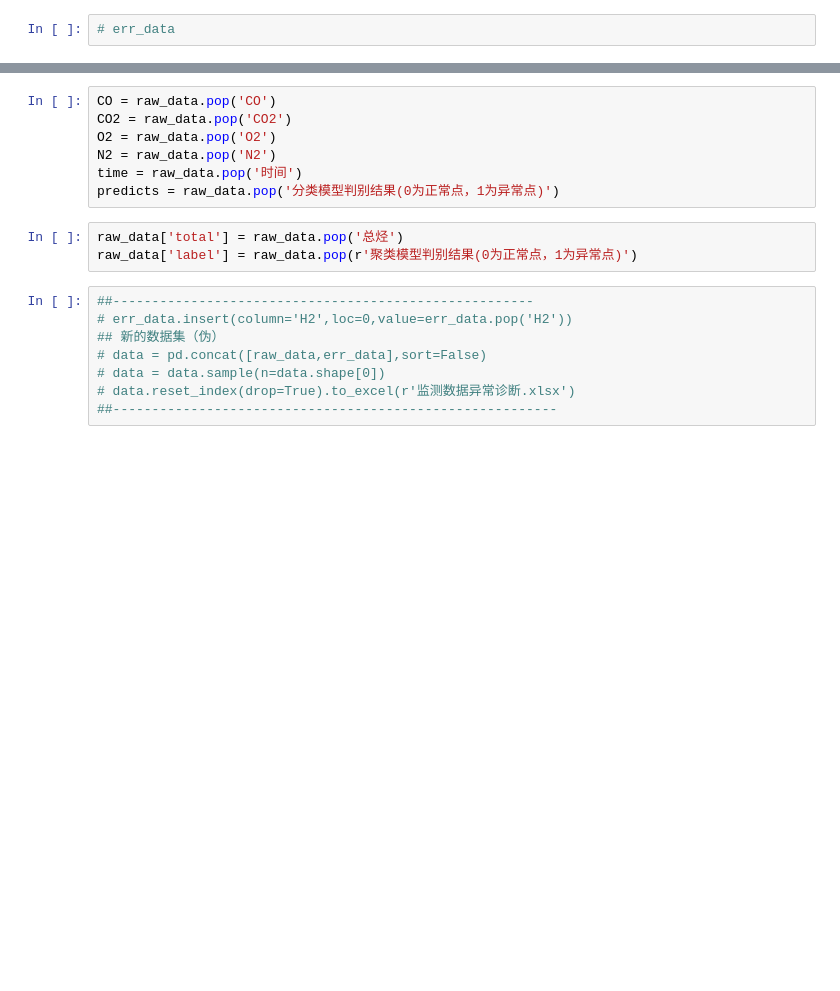
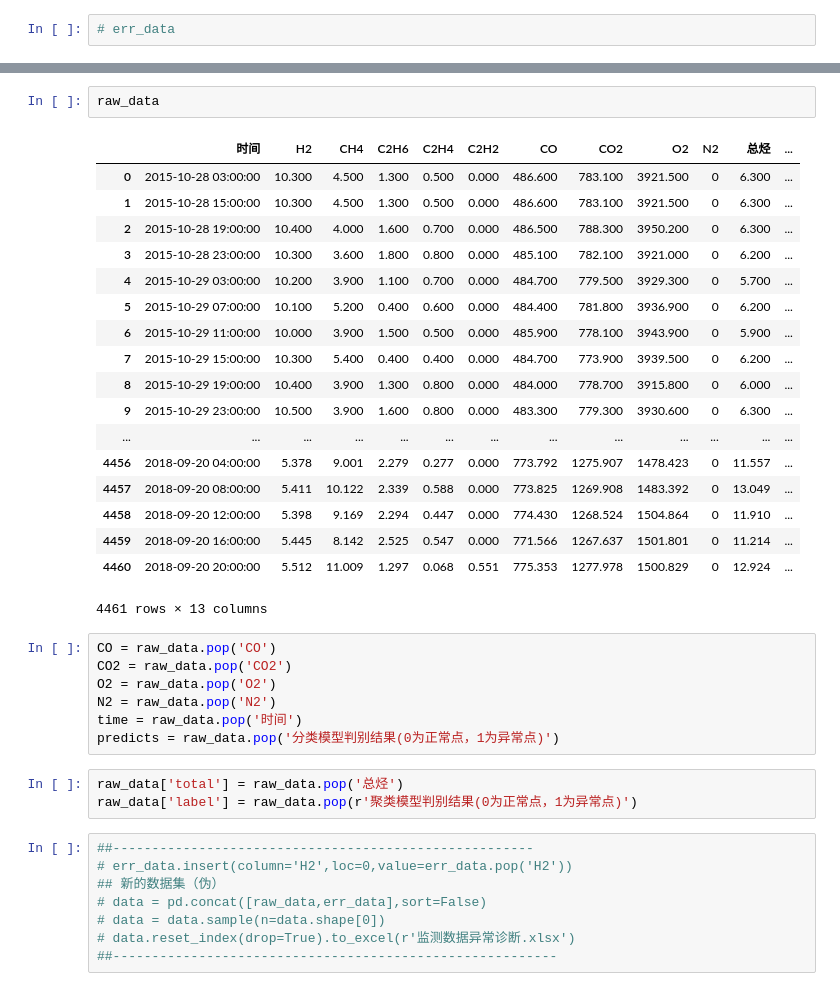
Before and after one commit to bytekongfrombupt/electricNet_Project, a Jupyter notebook: coding.ipynb, the cells around one changed output, grey strips where cells are left out. Drawn from its saved outputs; the diff is of its cells as text; blank space fills up the shorter version.

```diff
--- a/coding.ipynb
+++ b/coding.ipynb
@@ -28,3 +59,24 @@ err_data.insert(loc=5,column='total',value=err_data['CH4'] + err_data['C2H2'] +
+# %%
+raw_data
+# %% [output]
+|  | 时间 | H2 | CH4 | C2H6 | C2H4 | C2H2 | CO | CO2 | O2 | N2 | 总烃 | ... |
+| 0 | 2015-10-28 03:00:00 | 10.300 | 4.500 | 1.300 | 0.500 | 0.000 | 486.600 | 783.100 | 3921.500 | 0 | 6.300 | ... |
+| 1 | 2015-10-28 15:00:00 | 10.300 | 4.500 | 1.300 | 0.500 | 0.000 | 486.600 | 783.100 | 3921.500 | 0 | 6.300 | ... |
+| 2 | 2015-10-28 19:00:00 | 10.400 | 4.000 | 1.600 | 0.700 | 0.000 | 486.500 | 788.300 | 3950.200 | 0 | 6.300 | ... |
+| 3 | 2015-10-28 23:00:00 | 10.300 | 3.600 | 1.800 | 0.800 | 0.000 | 485.100 | 782.100 | 3921.000 | 0 | 6.200 | ... |
+| 4 | 2015-10-29 03:00:00 | 10.200 | 3.900 | 1.100 | 0.700 | 0.000 | 484.700 | 779.500 | 3929.300 | 0 | 5.700 | ... |
+| 5 | 2015-10-29 07:00:00 | 10.100 | 5.200 | 0.400 | 0.600 | 0.000 | 484.400 | 781.800 | 3936.900 | 0 | 6.200 | ... |
+| 6 | 2015-10-29 11:00:00 | 10.000 | 3.900 | 1.500 | 0.500 | 0.000 | 485.900 | 778.100 | 3943.900 | 0 | 5.900 | ... |
+| 7 | 2015-10-29 15:00:00 | 10.300 | 5.400 | 0.400 | 0.400 | 0.000 | 484.700 | 773.900 | 3939.500 | 0 | 6.200 | ... |
+| 8 | 2015-10-29 19:00:00 | 10.400 | 3.900 | 1.300 | 0.800 | 0.000 | 484.000 | 778.700 | 3915.800 | 0 | 6.000 | ... |
+| 9 | 2015-10-29 23:00:00 | 10.500 | 3.900 | 1.600 | 0.800 | 0.000 | 483.300 | 779.300 | 3930.600 | 0 | 6.300 | ... |
+| ... | ... | ... | ... | ... | ... | ... | ... | ... | ... | ... | ... | ... |
+| 4456 | 2018-09-20 04:00:00 | 5.378 | 9.001 | 2.279 | 0.277 | 0.000 | 773.792 | 1275.907 | 1478.423 | 0 | 11.557 | ... |
+| 4457 | 2018-09-20 08:00:00 | 5.411 | 10.122 | 2.339 | 0.588 | 0.000 | 773.825 | 1269.908 | 1483.392 | 0 | 13.049 | ... |
+| 4458 | 2018-09-20 12:00:00 | 5.398 | 9.169 | 2.294 | 0.447 | 0.000 | 774.430 | 1268.524 | 1504.864 | 0 | 11.910 | ... |
+| 4459 | 2018-09-20 16:00:00 | 5.445 | 8.142 | 2.525 | 0.547 | 0.000 | 771.566 | 1267.637 | 1501.801 | 0 | 11.214 | ... |
+| 4460 | 2018-09-20 20:00:00 | 5.512 | 11.009 | 1.297 | 0.068 | 0.551 | 775.353 | 1277.978 | 1500.829 | 0 | 12.924 | ... |
+4461 rows × 13 columns
 # %%
 CO = raw_data.pop('CO')
 CO2 = raw_data.pop('CO2')
```
Also changed, not shown: parts of 7 cells of this notebook, 24 other files.
